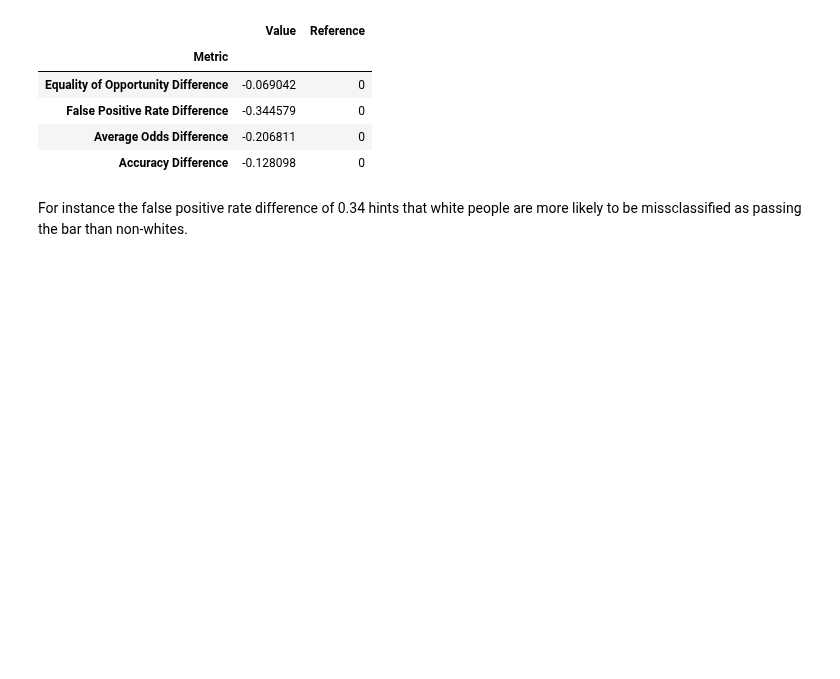
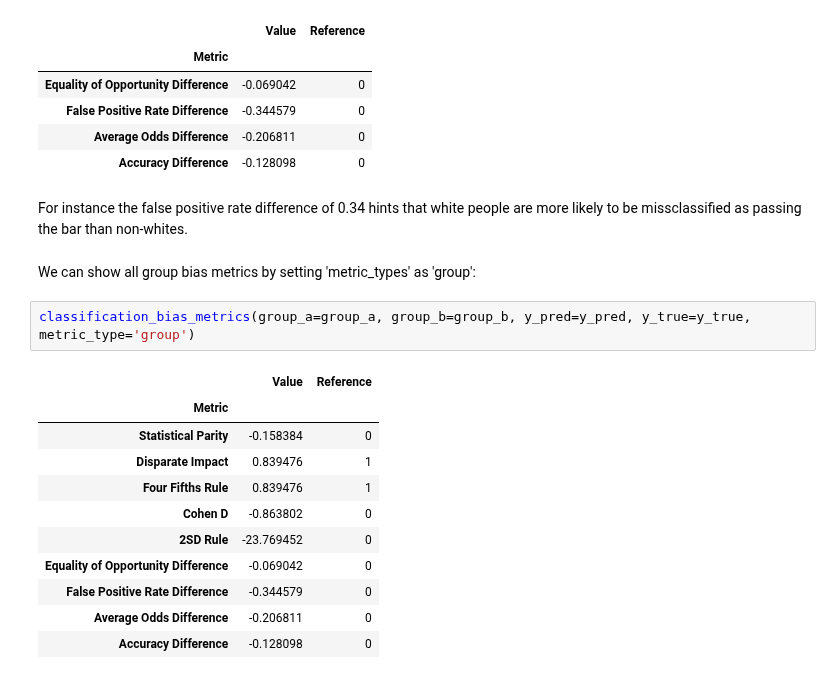
Before and after one commit to holistic-ai/holisticai, a Jupyter notebook: tutorials/bias/measuring_bias_tutorials/measuring_bias_classification.ipynb, the cells around one changed output. Cells and saved outputs as stored; diff of their text form; blank space fills up the shorter version.

```diff
--- a/tutorials/bias/measuring_bias_tutorials/measuring_bias_classification.ipynb
+++ b/tutorials/bias/measuring_bias_tutorials/measuring_bias_classification.ipynb
@@ -218,3 +195,19 @@ classification_bias_metrics(group_a, group_b, y_pred, y_true, metric_type='equal
 | Accuracy Difference | -0.128098 | 0 |
 # %% [markdown]
 For instance the false positive rate difference of 0.34 hints that white people are more likely to be missclassified as passing the bar than non-whites.
+# %% [markdown]
+We can show all group bias metrics by setting 'metric_types' as 'group':
+# %%
+classification_bias_metrics(group_a=group_a, group_b=group_b, y_pred=y_pred, y_true=y_true, metric_type='group')
+# %% [output]
+|  | Value | Reference |
+| Metric |  |  |
+| Statistical Parity | -0.158384 | 0 |
+| Disparate Impact | 0.839476 | 1 |
+| Four Fifths Rule | 0.839476 | 1 |
+| Cohen D | -0.863802 | 0 |
+| 2SD Rule | -23.769452 | 0 |
+| Equality of Opportunity Difference | -0.069042 | 0 |
+| False Positive Rate Difference | -0.344579 | 0 |
+| Average Odds Difference | -0.206811 | 0 |
+| Accuracy Difference | -0.128098 | 0 |
```
Also changed, not shown: parts of 8 cells of this notebook, 4 other files.
